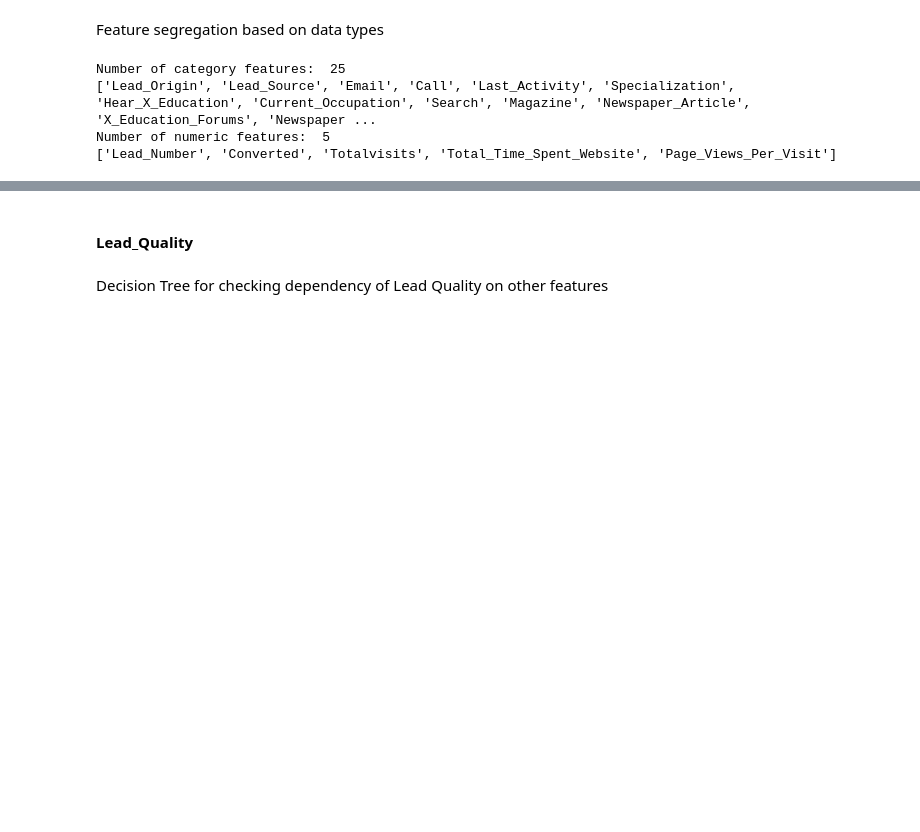
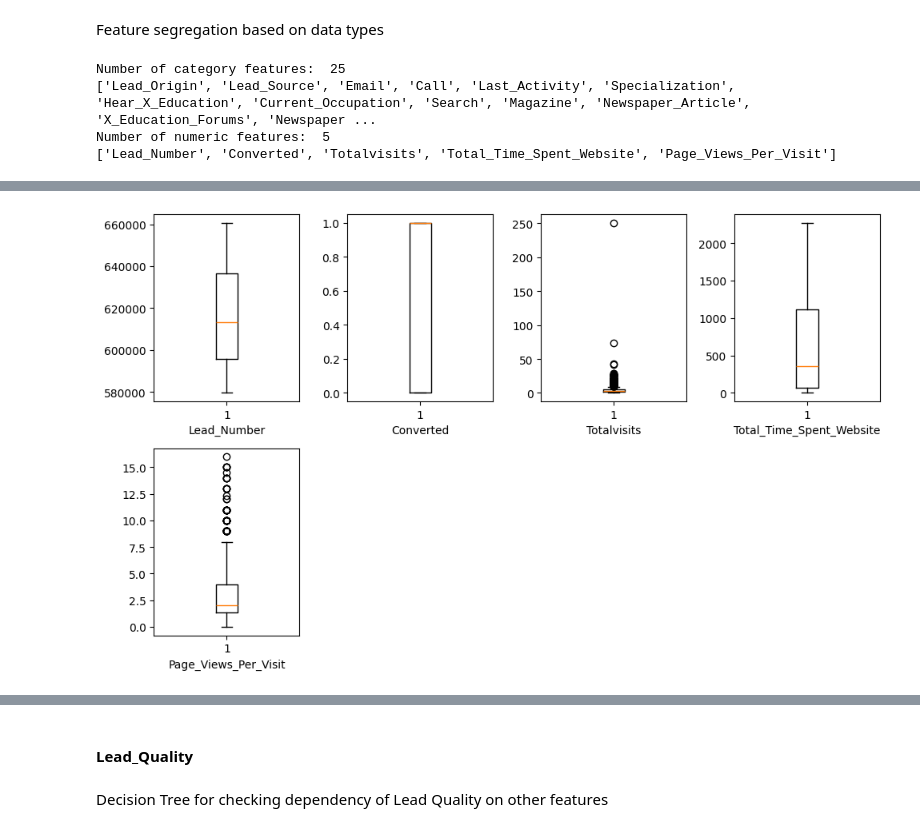
Before and after one commit to arni319/lead_scoring, a Jupyter notebook: lead_scoring_arnab.ipynb, the cells around one changed output, grey strips where cells are left out. Cells and saved outputs as stored; diff of their text form; code cells hidden in the pictures; blank space fills up the shorter version.

```diff
--- a/lead_scoring_arnab.ipynb
+++ b/lead_scoring_arnab.ipynb
@@ -386,0 +460,4 @@ Number of numeric features:  5
+# %%
+box_plots(ls, num_cols, size=(10, 6), ncols= 4)
+# %% [output]
+[figure, added]
```
Also changed, not shown: parts of 25 cells of this notebook.
